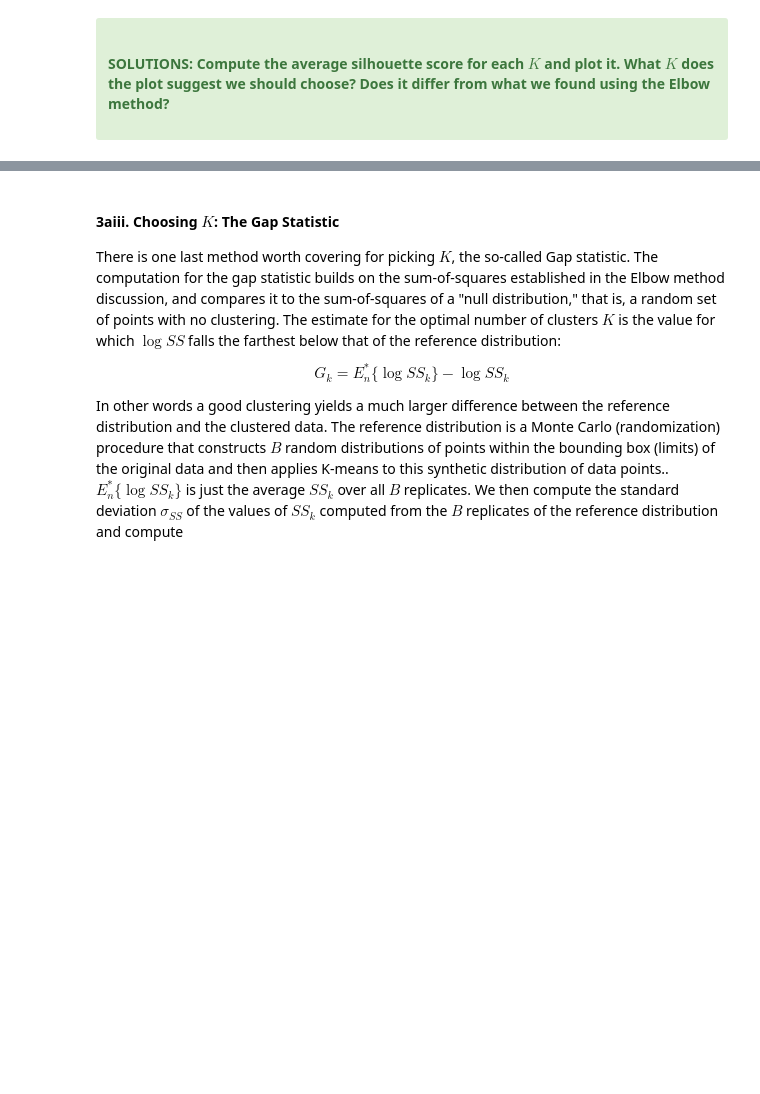
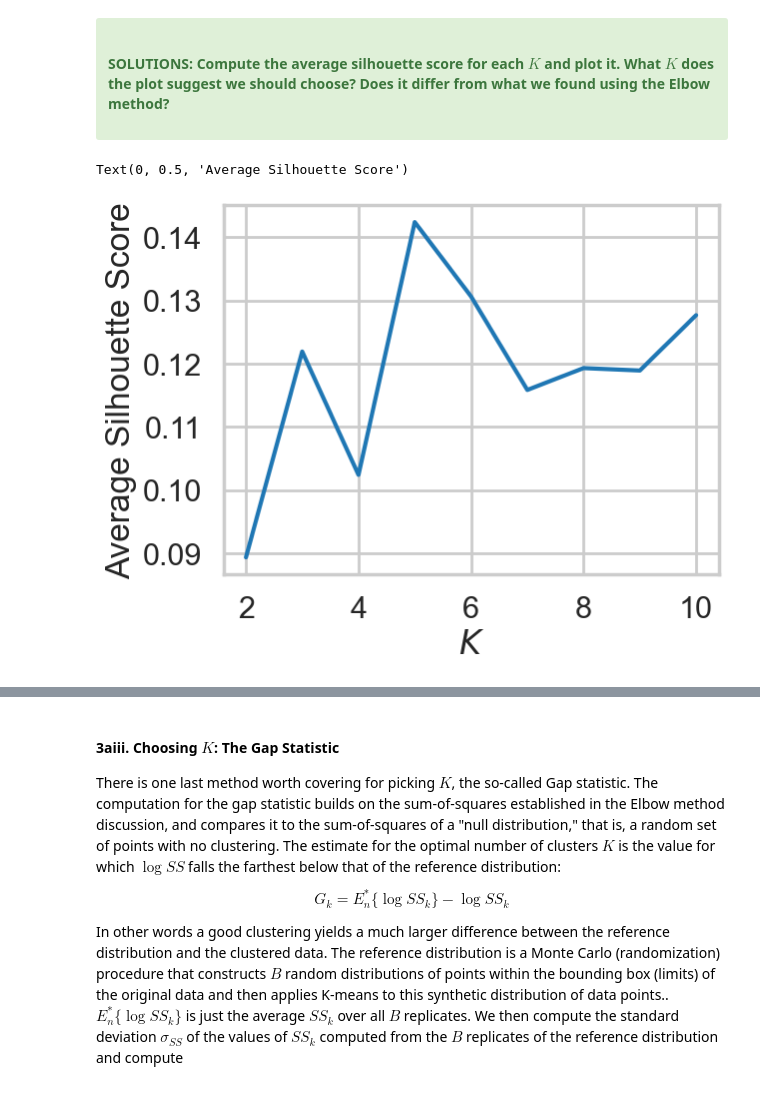
Before and after one commit to tpoozhikala/Springboard, a Jupyter notebook: K_Means_Clustering_Case_Study/Clustering_Case_Study_-_Customer_Segmentation_with_K-Means_-_Tier_1.ipynb, the cells around one changed output, grey strips where cells are left out. Drawn from its saved outputs; the diff is of its cells as text; code cells hidden in the pictures; blank space fills up the shorter version.

```diff
--- a/K_Means_Clustering_Case_Study/Clustering_Case_Study_-_Customer_Segmentation_with_K-Means_-_Tier_1.ipynb
+++ b/K_Means_Clustering_Case_Study/Clustering_Case_Study_-_Customer_Segmentation_with_K-Means_-_Tier_1.ipynb
@@ -312,6 +332,9 @@ for _ _ _ in _ _ _:
 # %%
 # Computing the avrage silhouette score for each K and plotting it
 # Call plot() with parameters KRange, avg_silhouette_scores
-plt._ _ _(_ _ _, avg_silhouette_scores)
+plt.plot(Krange, avg_silhouette_scores)
 plt.xlabel("$K$")
 plt.ylabel("Average Silhouette Score")
+# %% [output]
+Text(0, 0.5, 'Average Silhouette Score')
+[figure, added]
```
Also changed, not shown: parts of 3 cells of this notebook.
